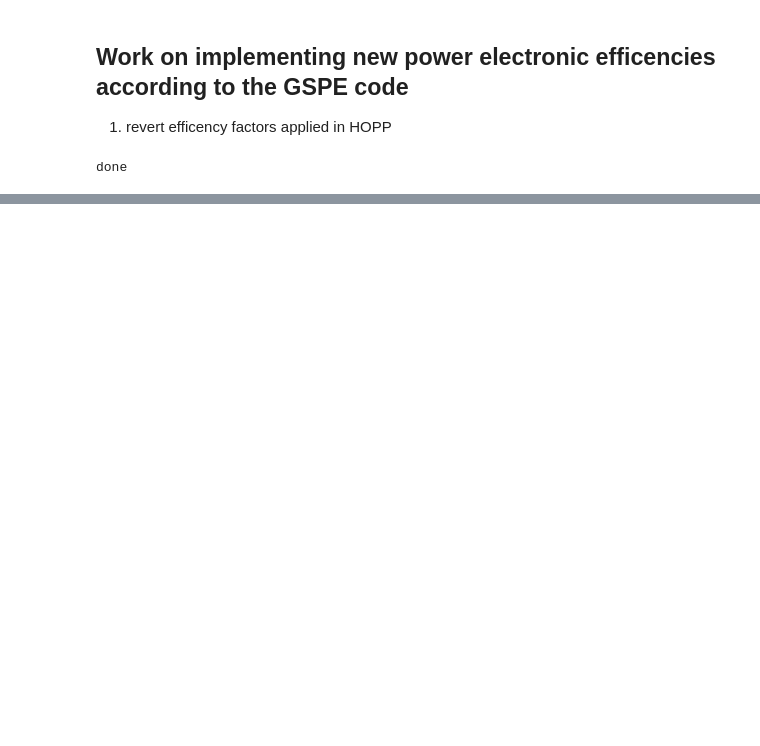
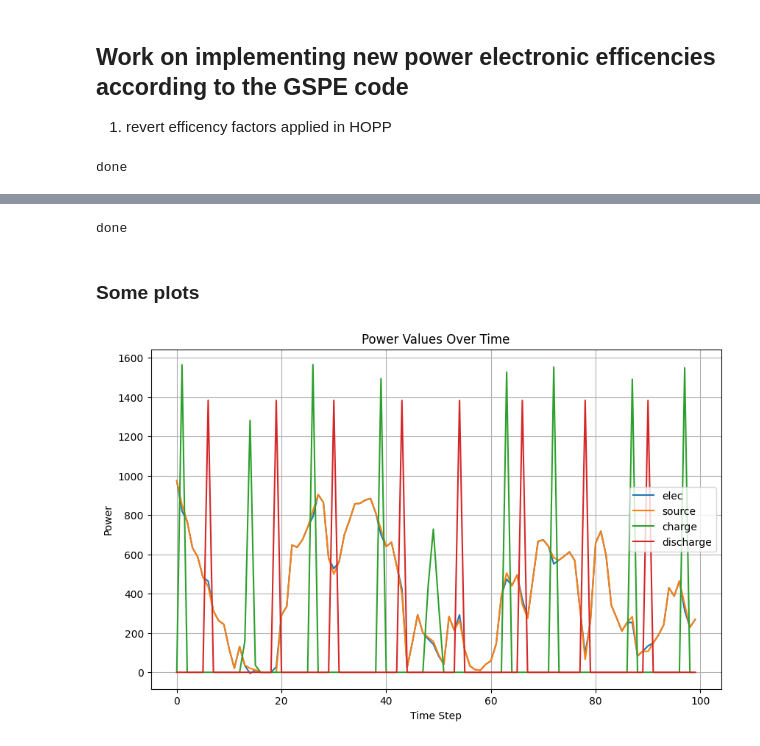
Before and after one commit to evan-sharafuddin/HOPP, a Jupyter notebook: examples/08-GSPE.ipynb, the cells around one changed output, grey strips where cells are left out. Drawn from its saved outputs; the diff is of its cells as text; code cells hidden in the pictures; blank space fills up the shorter version.

Commit message:
finished caluclating efficencies for the most part. Weird issue where power to electrolyzer is negative sometimes

```diff
--- a/examples/08-GSPE.ipynb
+++ b/examples/08-GSPE.ipynb
@@ -36,6 +33,7 @@ else: # wm.config.model_name == 'pysam'
     non_wake_losses = 0
     pysam_losses_dict = wm.export()['Losses']
 
+    # NOTE the below losses add to 12.83
     relevant_losses = ['avail_bop_loss', 'avail_grid_loss', 'avail_turb_loss', 'elec_eff_loss', 'elec_parasitic_loss',
                         'env_degrad_loss', 'env_env_loss', 'env_exposure_loss', 'env_icing_loss', 'ops_env_loss',
                         'ops_grid_loss', 'ops_load_loss', 'ops_strategies_loss']
@@ -57,11 +55,15 @@ annual_energy['pv'] = np.sum(gen['pv']) # hourly time series, result is in kWh
 capacity_factor['pv'] = annual_energy['pv'] / (8760 * pvm.SystemDesign.system_capacity) * 100 # system capacity in kWh
 
 # battery
-# TODO what efficencies do I revert for battery?
+# TODO assuming that battery never charges and discharges at the same time during any hour timestep
 battery = hi.hopp.system.technologies['battery']
 
-gen['battery'] = battery.generation_profile
-annual_energy['battery'] = np.sum(gen['battery']) # same as battery.annual_energy_kwh...
+# NOTE negative powers coorespond to charging the battery
+gen['battery'] = [p * battery.dispatch.charge_efficiency / 1e3 if p < 0 \
+                  else p * battery.dispatch.discharge_efficiency / 1e3 \
+                  for p in battery.generation_profile]
+
+annual_energy['battery'] = np.sum(gen['battery'])
 capacity_factor['battery'] = annual_energy['battery'] / (8760 * battery.system_capacity_kw) * 100
 
 print('done')
@@ -107,0 +81,53 @@ KeyboardInterrupt:
+# %%
+eff = {'back_to_back': 0.9604,
+       'diode_based_rectifier': 0.96,
+       'thyristor_based_rectifier': 0.992,
+       'IGBT_based_inverter': 0.98,
+       'bi_DCDC_converter': 0.985,
+       'uni_DCDC_converter': 0.985,
+       'transformer_up': 0.99,
+       'transformer_down': 0.99,
+       'rectifier_power_factor': 0.89,
+       'transformer_power_factor': 0.85,
+       } # from ORNL code
+
+source_after_up_transformer = (np.array(gen['wind']) * eff['transformer_up']) + (np.array(gen['pv']) * eff['transformer_up'])
+source_after_rectifier = source_after_up_transformer * eff['transformer_down'] * eff['diode_based_rectifier']
+
+# NOTE assuming that we do not have to account for DC/AC converter, like we didn't account for the converters for the wind...
+# is this true?
+
+battery_charging = np.array([-p * eff['bi_DCDC_converter'] if p < 0.0 else 0.0 for p in gen['battery']])
+battery_discharging = np.array([p * eff['bi_DCDC_converter'] if p > 0.0 else 0.0 for p in gen['battery']])
+
+power_to_electrolyzer = source_after_rectifier + battery_discharging - battery_charging
+
+print('done')
+# %% [output]
+done
+# %% [markdown]
+### Some plots
+# %%
+import matplotlib.pyplot as plt
+
+# Create an array of time steps (assuming one hour intervals)
+time_steps = range(8760)[:100]
+
+# Plot the power values against the time steps
+plt.figure(figsize=(10, 6))  # Adjust the figure size as needed
+plt.plot(time_steps, [i/5e1 for i in power_to_electrolyzer[900:1000]], label='elec') # divide by 10 so can view all the values on one set of axes
+plt.plot(time_steps, [i/5e1 for i in source_after_rectifier[900:1000]],label='source')
+plt.plot(battery_charging[900:1000], label='charge')
+plt.plot(battery_discharging[900:1000], label='discharge')
+# plt.plot(gen['battery'][200:300], label='gen')
+plt.title('Power Values Over Time')
+plt.xlabel('Time Step')
+plt.ylabel('Power')
+plt.legend()
+plt.grid(True)
+plt.show()
+
+# TODO why is the power to electrolyzer going negative? Why is the battery charging when there is no source power? Looks like I mixed up
+# charging and discharging
+# %% [output]
+[figure, added]
```
Also changed, not shown: parts of 6 cells of this notebook, 1 other file.
